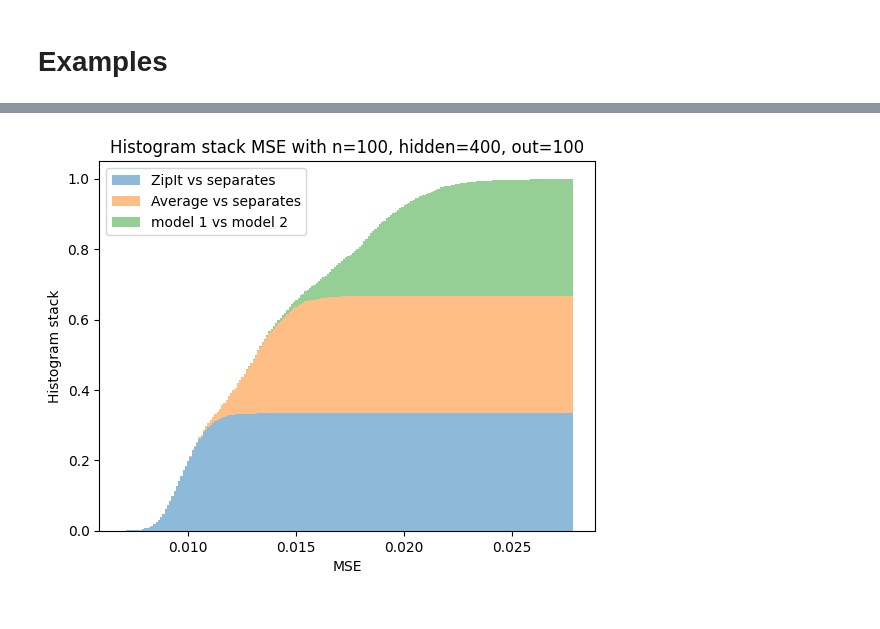
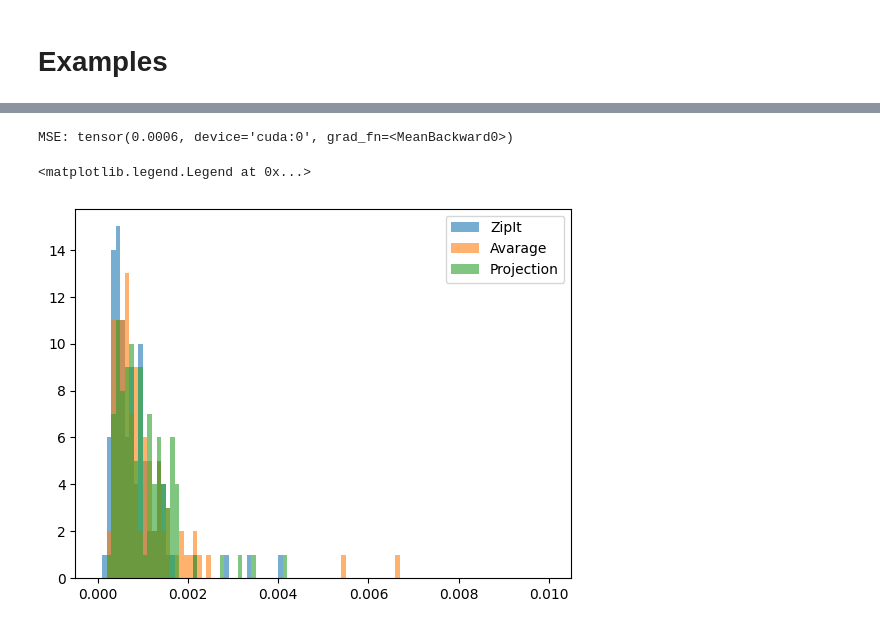
Before and after one commit to CTLab-ITMO/MoE_Optimization, a Jupyter notebook: merging/ZipIt_MSE.ipynb, the cells around one changed output, grey strips where cells are left out. Cells and saved outputs as stored; diff of their text form; code cells hidden in the pictures.

Commit message:
Added advanced MLP and new experiments

```diff
--- a/merging/ZipIt_MSE.ipynb
+++ b/merging/ZipIt_MSE.ipynb
@@ -181,15 +284,16 @@ def avgSimpleMLP(mlpA: SimpleMLP, mlpB: SimpleMLP, train_data: torch.Tensor, cre
 # %%
 def find_mlp_mse_err(merger, n: int, hidden: int, out: int, examples: int = 10_000) -> torch.Tensor:
     """For a given merger make two random models, merge them, train and test on random data. Return it's MSE with original models"""
-    mlp1 = SimpleMLP(n, hidden, out)
-    mlp2 = SimpleMLP(n, hidden, out)
+    with torch.no_grad():
+        mlp1 = AdvancedMLP(n, hidden, out)
+        mlp2 = AdvancedMLP(n, hidden, out)
 
-    x_train = torch.rand((examples, n), device=device)
-    x_test = torch.rand((examples, n), device=device)
+        x_train = torch.rand((10 * examples, n), device=device)
+        x_test = torch.rand((10 * examples, n), device=device)
 
-    mlp_merged = merger(mlp1, mlp2, x_train)
+        mlp_merged = merger(mlp1, mlp2, x_train)
 
-    res = eval_merger(mlp1, mlp2, mlp_merged, x_test)
+        res = eval_merger(mlp1, mlp2, mlp_merged, x_test)
 
     del mlp_merged, x_train, x_test, mlp1, mlp2
     torch.cuda.empty_cache()
@@ -197,4 +301,4 @@ def find_mlp_mse_err(merger, n: int, hidden: int, out: int, examples: int = 10_0
 # %%
 def find_mlp_mse_err_repeat(merger, n: int, hidden: int, out: int, repeat: int = 1000) -> torch.Tensor:
     """Repeat previous test [repeat] times. Return a tensor of results"""
-    return torch.stack([find_mlp_mse_err(merger, n, hidden, out, examples=repeat) for _ in tqdm(range(repeat))], dim=0).detach().cpu()
+    return torch.stack([find_mlp_mse_err(merger, n, hidden, out, examples=1000) for _ in tqdm(range(repeat))], dim=0).detach().cpu()
@@ -302,4 +355,32 @@ find_mlp_mse_err_visual(n=100, hidden=400, out=100, type=VISUAL_TYPE_CDF)
-# %%
-find_mlp_mse_err_visual(n=100, hidden=400, out=100, type=VISUAL_TYPE_HIST_STACKED)
-# %% [output]
-[figure, removed]
+# %%
+# Select shapes
+in_f = 20
+hid_f = 5
+out_f = 10
+
+size = 1000
+
+# Initialize two random MLP layers
+mlp1 = AdvancedMLP(in_f, hid_f, out_f)
+mlp2 = AdvancedMLP(in_f, hid_f, out_f)
+
+# Generate random train and test data
+train_data = torch.rand((size, in_f)).to(device)
+test_data = torch.rand((size, in_f)).to(device)
+
+# Apply fusion method
+zipit = zipMLP(mlp1, mlp2, train_data)
+
+# Count MSE
+print("MSE:", count_mse(zipit.forward_unzip, test_data, torch.cat([mlp1(test_data), mlp2(test_data)], dim=-1)))
+# %% [output]
+MSE: tensor(0.0006, device='cuda:0', grad_fn=<MeanBackward0>)
+# %%
+#
+for fusion_method in FUSION_METHODS.values():
+    mse_values = find_mlp_mse_err_repeat(fusion_method, in_f, hid_f, out_f, repeat = 100)
+    plt.hist(mse_values, bins=100, range=(0, 0.01), alpha = 0.6)
+plt.legend(FUSION_METHODS.keys())
+# %% [output]
+<matplotlib.legend.Legend at 0x...>
+[figure, added]
```
Also changed, not shown: parts of 31 cells of this notebook.
